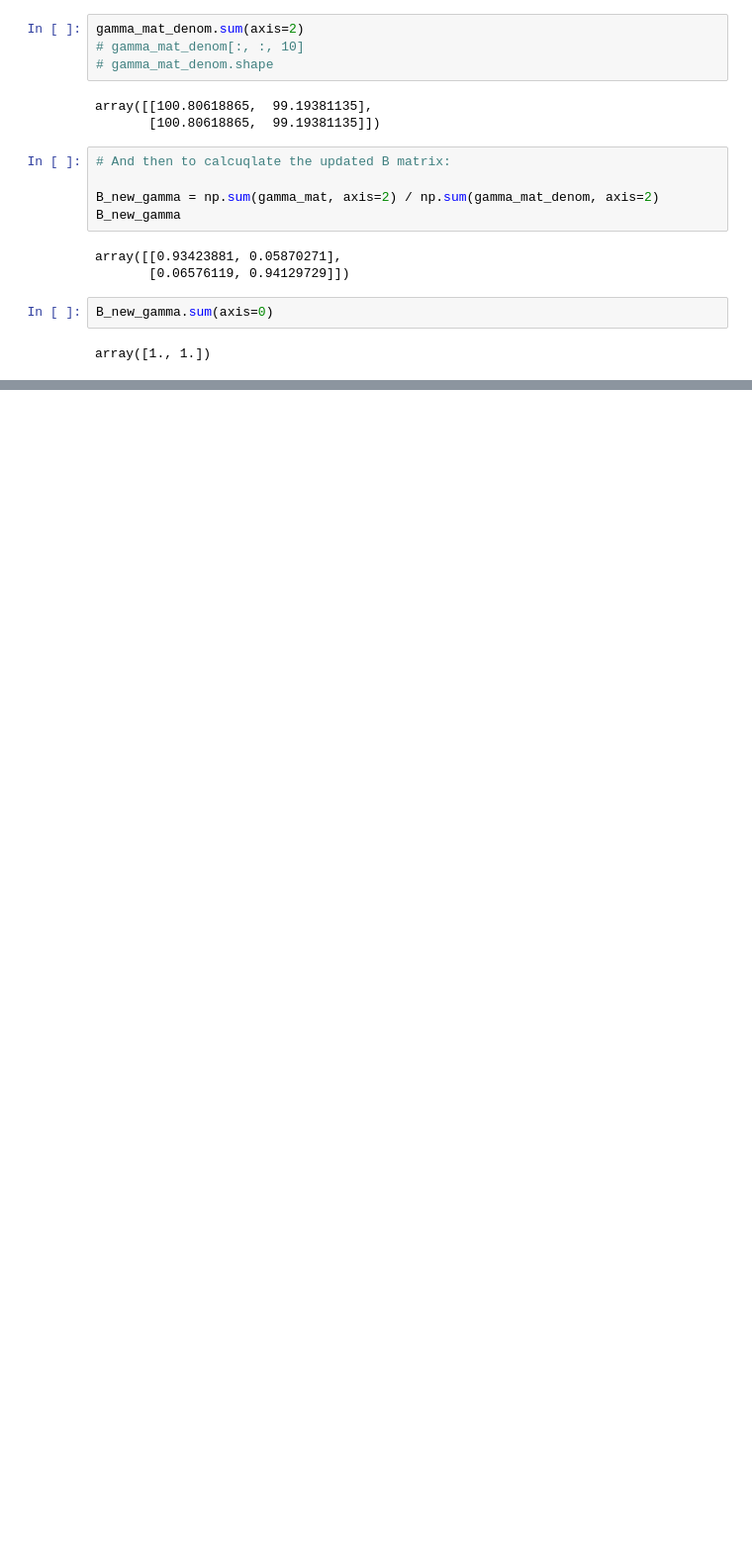
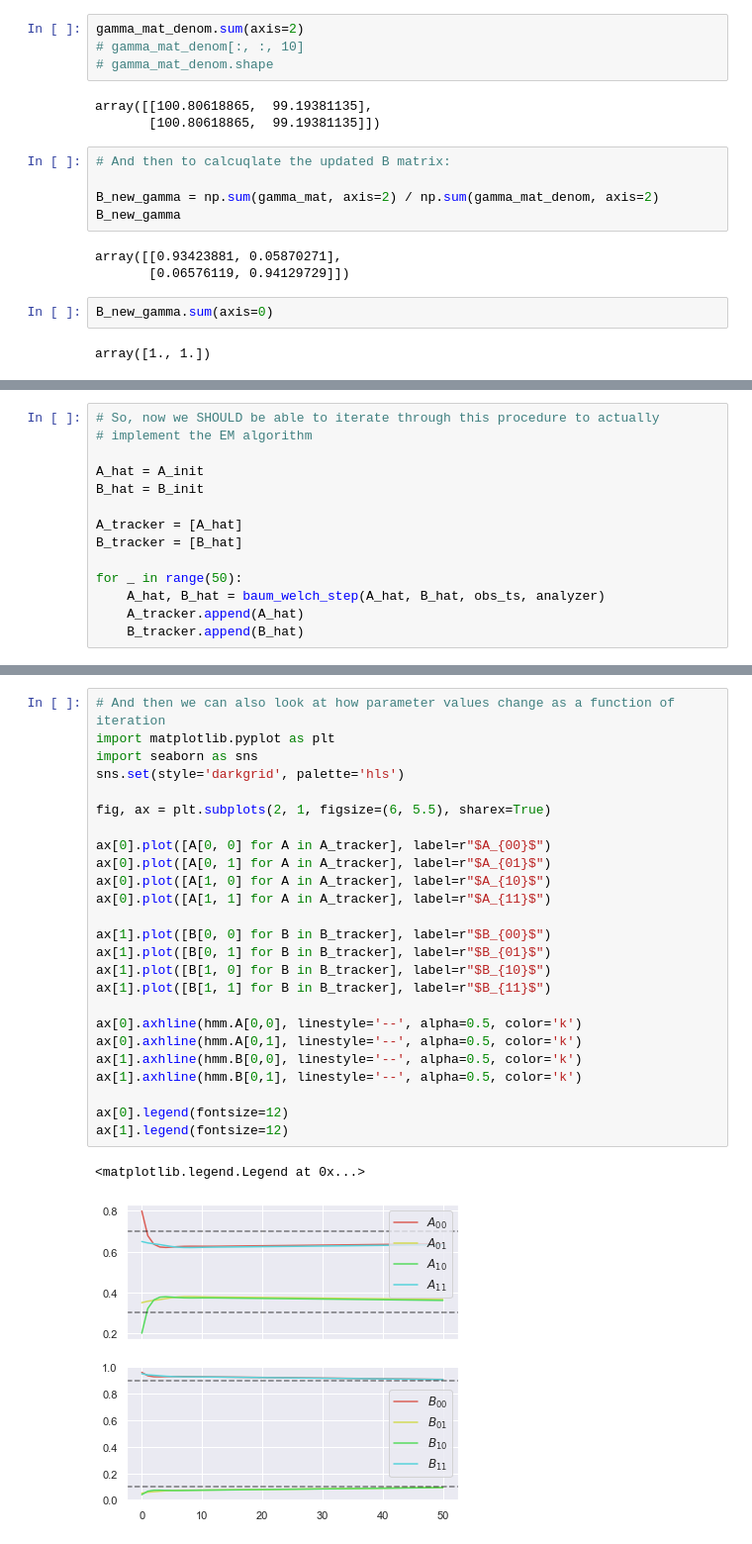
Before and after one commit to StevenJLarge/hmm, a Jupyter notebook: notebooks/tutorials/07-expectation-maximization.ipynb, the cells around one changed output, grey strips where cells are left out. Shown: that part at 99% size. Saved outputs shown, nothing was run; the diff lists cells and outputs as text; blank space fills up the shorter version.

```diff
--- a/notebooks/tutorials/07-expectation-maximization.ipynb
+++ b/notebooks/tutorials/07-expectation-maximization.ipynb
@@ -551,0 +652,14 @@ def baum_welch_step(A_current, B_current, obs_ts):
+# %%
+# So, now we SHOULD be able to iterate through this procedure to actually
+# implement the EM algorithm
+
+A_hat = A_init
+B_hat = B_init
+
+A_tracker = [A_hat]
+B_tracker = [B_hat]
+
+for _ in range(50):
+    A_hat, B_hat = baum_welch_step(A_hat, B_hat, obs_ts, analyzer)
+    A_tracker.append(A_hat)
+    B_tracker.append(B_hat)
@@ -551,0 +673,28 @@ def baum_welch_step(A_current, B_current, obs_ts):
+# %%
+# And then we can also look at how parameter values change as a function of iteration
+import matplotlib.pyplot as plt
+import seaborn as sns
+sns.set(style='darkgrid', palette='hls')
+
+fig, ax = plt.subplots(2, 1, figsize=(6, 5.5), sharex=True)
+
+ax[0].plot([A[0, 0] for A in A_tracker], label=r"$A_{00}$")
+ax[0].plot([A[0, 1] for A in A_tracker], label=r"$A_{01}$")
+ax[0].plot([A[1, 0] for A in A_tracker], label=r"$A_{10}$")
+ax[0].plot([A[1, 1] for A in A_tracker], label=r"$A_{11}$")
+
+ax[1].plot([B[0, 0] for B in B_tracker], label=r"$B_{00}$")
+ax[1].plot([B[0, 1] for B in B_tracker], label=r"$B_{01}$")
+ax[1].plot([B[1, 0] for B in B_tracker], label=r"$B_{10}$")
+ax[1].plot([B[1, 1] for B in B_tracker], label=r"$B_{11}$")
+
+ax[0].axhline(hmm.A[0,0], linestyle='--', alpha=0.5, color='k')
+ax[0].axhline(hmm.A[0,1], linestyle='--', alpha=0.5, color='k')
+ax[1].axhline(hmm.B[0,0], linestyle='--', alpha=0.5, color='k')
+ax[1].axhline(hmm.B[0,1], linestyle='--', alpha=0.5, color='k')
+
+ax[0].legend(fontsize=12)
+ax[1].legend(fontsize=12)
+# %% [output]
+<matplotlib.legend.Legend at 0x...>
+[figure, added]
```
Also changed, not shown: parts of 19 cells of this notebook.
